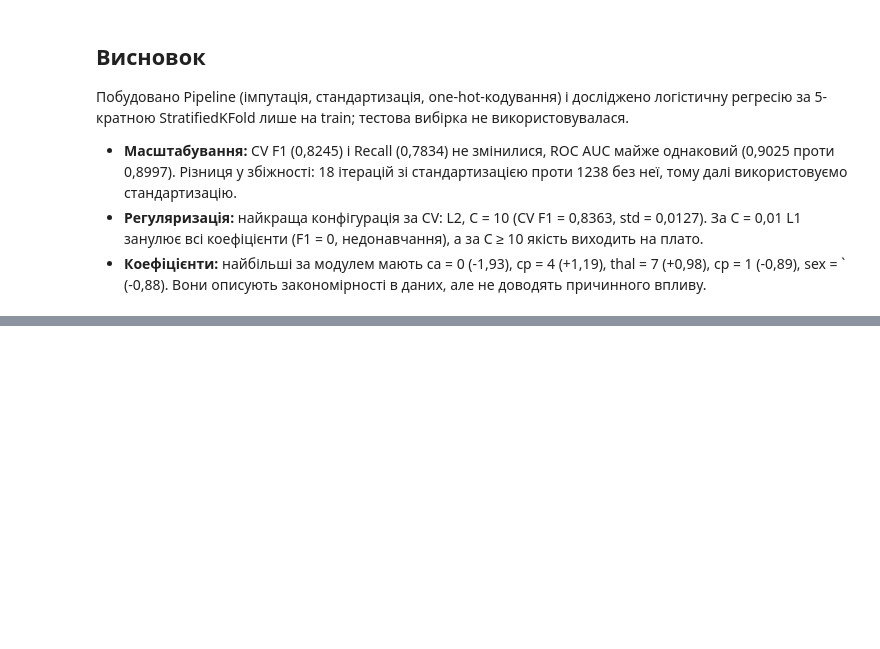
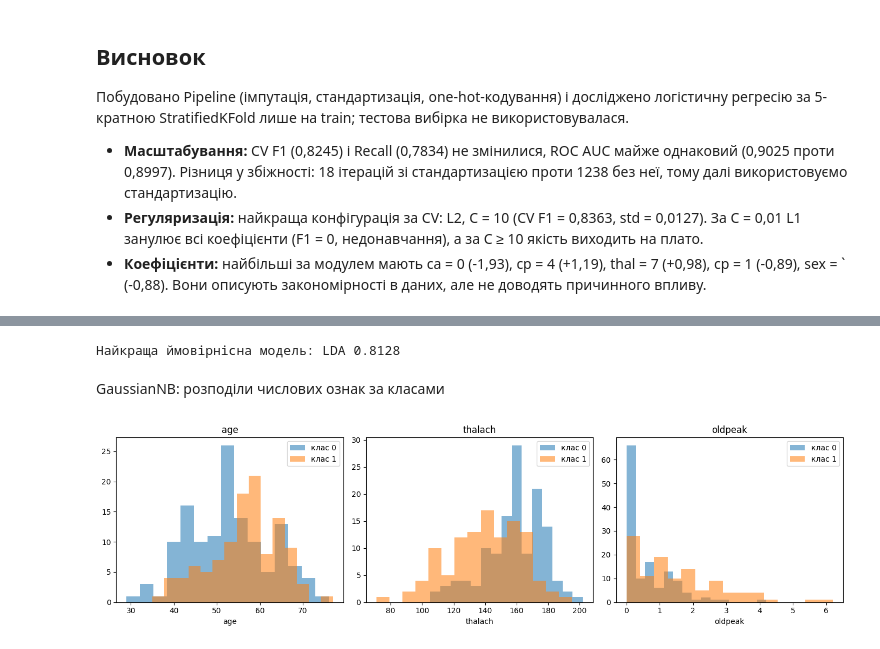
Before and after one commit to Oleh12342/pattern-recognition-practice, a Jupyter notebook: classification-mini-project/notebooks/PR04_Kulesh_O.ipynb, the cells around one changed output, grey strips where cells are left out. Drawn from its saved outputs; the diff is of its cells as text; code cells hidden in the pictures; blank space fills up the shorter version.

```diff
--- a/classification-mini-project/notebooks/PR04_Kulesh_O.ipynb
+++ b/classification-mini-project/notebooks/PR04_Kulesh_O.ipynb
@@ -325,0 +468,25 @@ display(coef_df.head(5).round(4))
+# %%
+qda_df = prob_df[prob_df["Модель"].str.startswith("QDA")]
+best_qda_row = qda_df.loc[qda_df["CV F1"].idxmax()]
+best_rp = float(best_qda_row["Параметри"].split("=")[1])
+
+cands = pd.concat([prob_df[prob_df["Модель"].isin(["GaussianNB", "LDA"])],
+                   best_qda_row.to_frame().T])
+cands["CV F1"] = cands["CV F1"].astype(float)
+best_prob_row = cands.loc[cands["CV F1"].idxmax()]
+print("Найкраща ймовірнісна модель:", best_prob_row["Модель"], round(best_prob_row["CV F1"], 4))
+# %% [output]
+Найкраща ймовірнісна модель: LDA 0.8128
+# %% [markdown]
+GaussianNB: розподіли числових ознак за класами
+# %%
+fig, axes = plt.subplots(1, 3, figsize=(14, 4))
+for ax, col in zip(axes, ["age", "thalach", "oldpeak"]):
+    for cls, color in [(0, "tab:blue"), (1, "tab:orange")]:
+        ax.hist(X_train.loc[y_train == cls, col].dropna(), bins=15,
+                alpha=0.55, label=f"клас {cls}", color=color)
+    ax.set_title(col); ax.set_xlabel(col); ax.legend()
+plt.tight_layout()
+plt.show()
+# %% [output]
+[figure, added]
```
Also changed, not shown: parts of 16 cells of this notebook.
